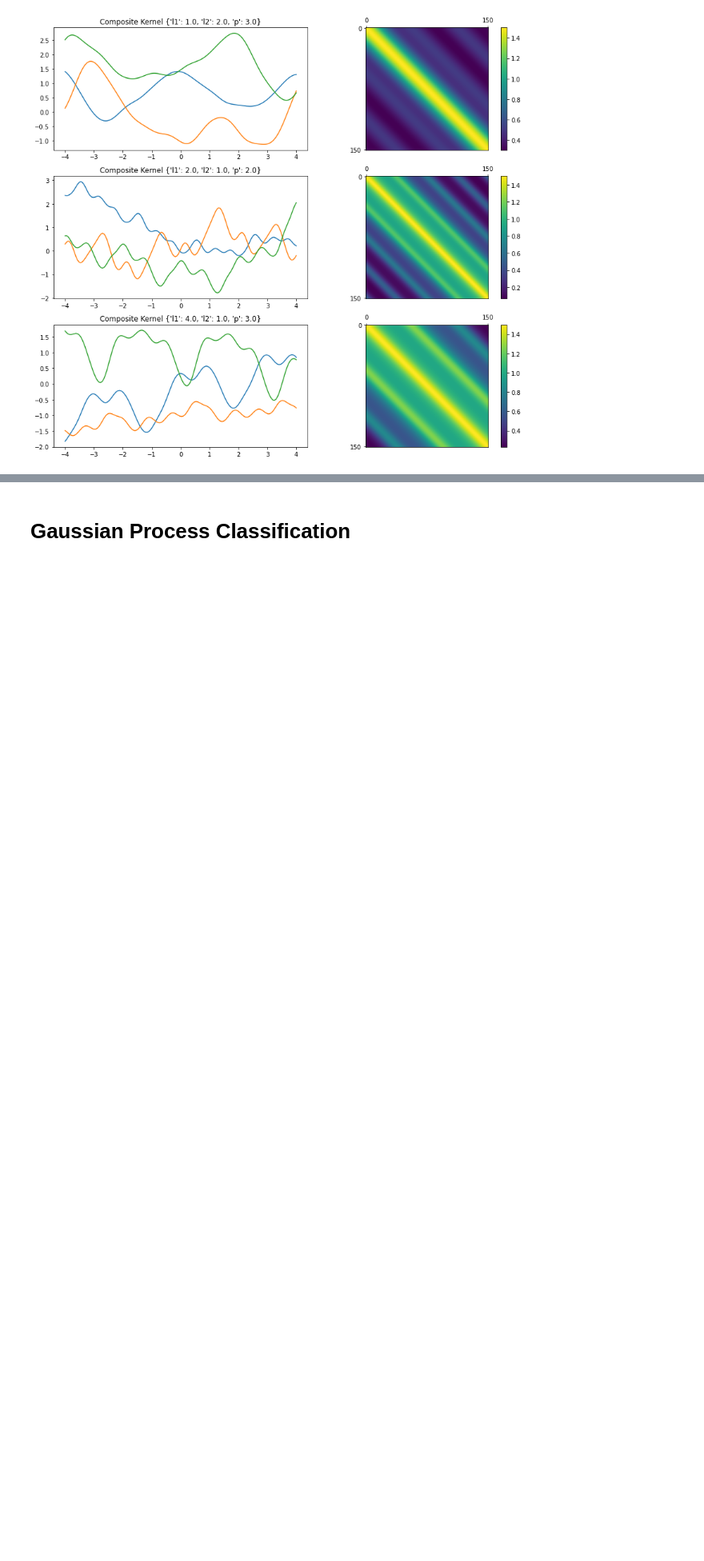
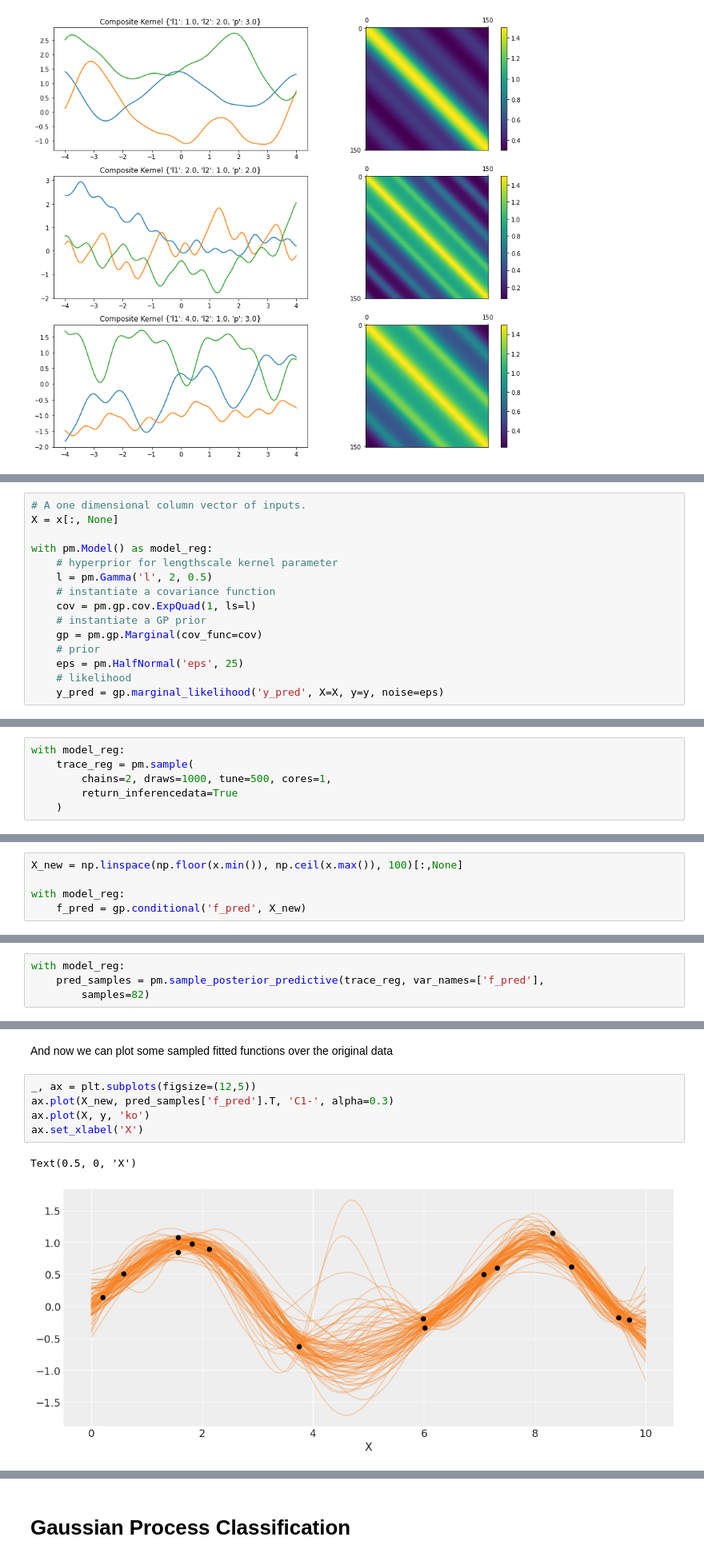
Before and after one commit to loreloc/bayesian-gp-regression, a Jupyter notebook: gaussian_processes.ipynb, the cells around one changed output, grey strips where cells are left out. Shown at 80% size. Drawn from its saved outputs; the diff is of its cells as text; blank space fills up the shorter version.

```diff
--- a/gaussian_processes.ipynb
+++ b/gaussian_processes.ipynb
@@ -140,0 +177,15 @@ plot_gp_sample("Composite Kernel", kernel_composite, kwargs_ls={'l1': [1.0, 2.0,
+# %%
+# A one dimensional column vector of inputs.
+X = x[:, None]
+
+with pm.Model() as model_reg:
+    # hyperprior for lengthscale kernel parameter
+    l = pm.Gamma('l', 2, 0.5)
+    # instantiate a covariance function
+    cov = pm.gp.cov.ExpQuad(1, ls=l)
+    # instantiate a GP prior
+    gp = pm.gp.Marginal(cov_func=cov)
+    # prior
+    eps = pm.HalfNormal('eps', 25)
+    # likelihood
+    y_pred = gp.marginal_likelihood('y_pred', X=X, y=y, noise=eps)
@@ -140,0 +198,6 @@ plot_gp_sample("Composite Kernel", kernel_composite, kwargs_ls={'l1': [1.0, 2.0,
+# %%
+with model_reg:
+    trace_reg = pm.sample(
+        chains=2, draws=1000, tune=500, cores=1,
+        return_inferencedata=True
+    )
@@ -140,0 +233,5 @@ plot_gp_sample("Composite Kernel", kernel_composite, kwargs_ls={'l1': [1.0, 2.0,
+# %%
+X_new = np.linspace(np.floor(x.min()), np.ceil(x.max()), 100)[:,None]
+
+with model_reg:
+    f_pred = gp.conditional('f_pred', X_new)
@@ -140,0 +240,4 @@ plot_gp_sample("Composite Kernel", kernel_composite, kwargs_ls={'l1': [1.0, 2.0,
+# %%
+with model_reg:
+    pred_samples = pm.sample_posterior_predictive(trace_reg, var_names=['f_pred'],
+        samples=82)
@@ -140,0 +246,10 @@ plot_gp_sample("Composite Kernel", kernel_composite, kwargs_ls={'l1': [1.0, 2.0,
+# %% [markdown]
+And now we can plot some sampled fitted functions over the original data
+# %%
+_, ax = plt.subplots(figsize=(12,5))
+ax.plot(X_new, pred_samples['f_pred'].T, 'C1-', alpha=0.3)
+ax.plot(X, y, 'ko')
+ax.set_xlabel('X')
+# %% [output]
+Text(0.5, 0, 'X')
+[figure, added]
```
Also changed, not shown: parts of 59 cells of this notebook.
